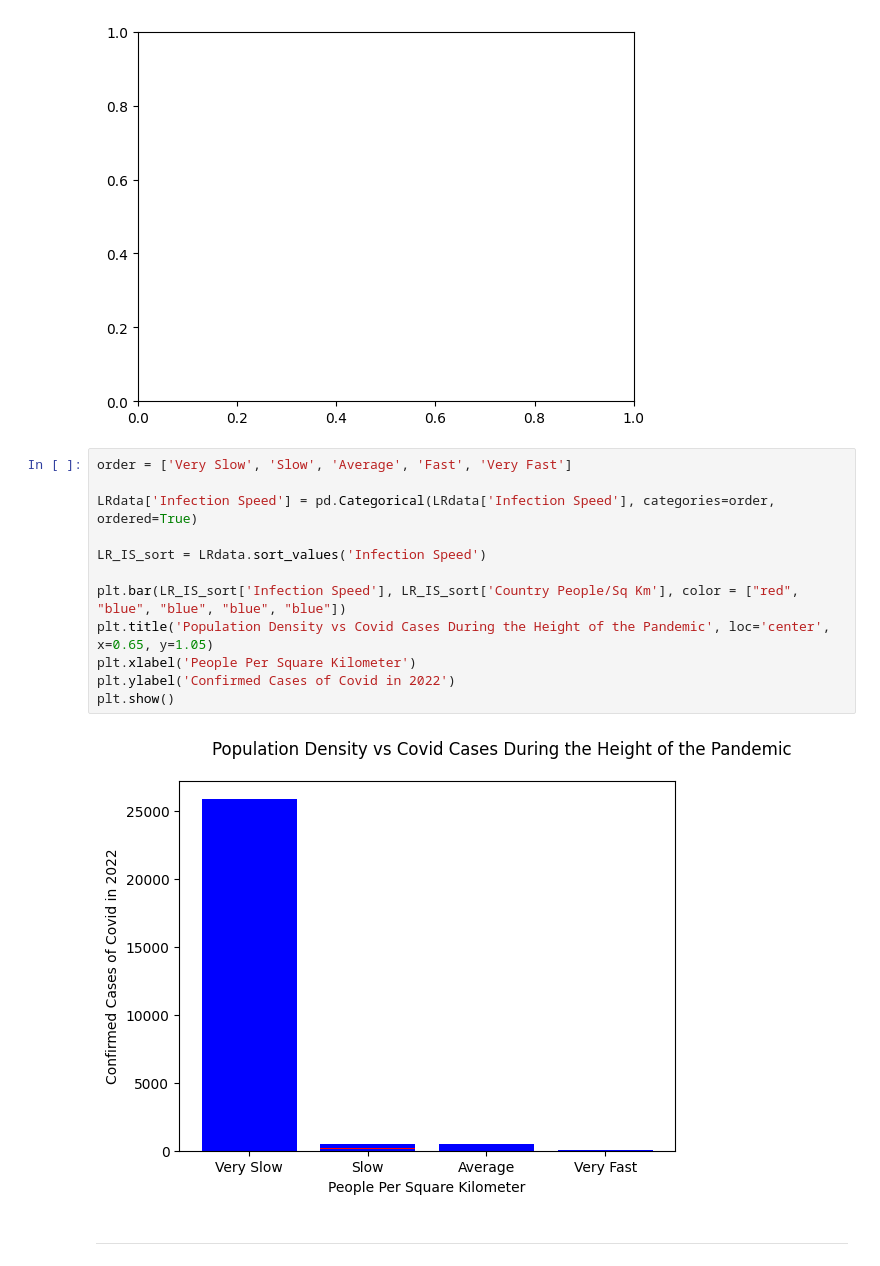
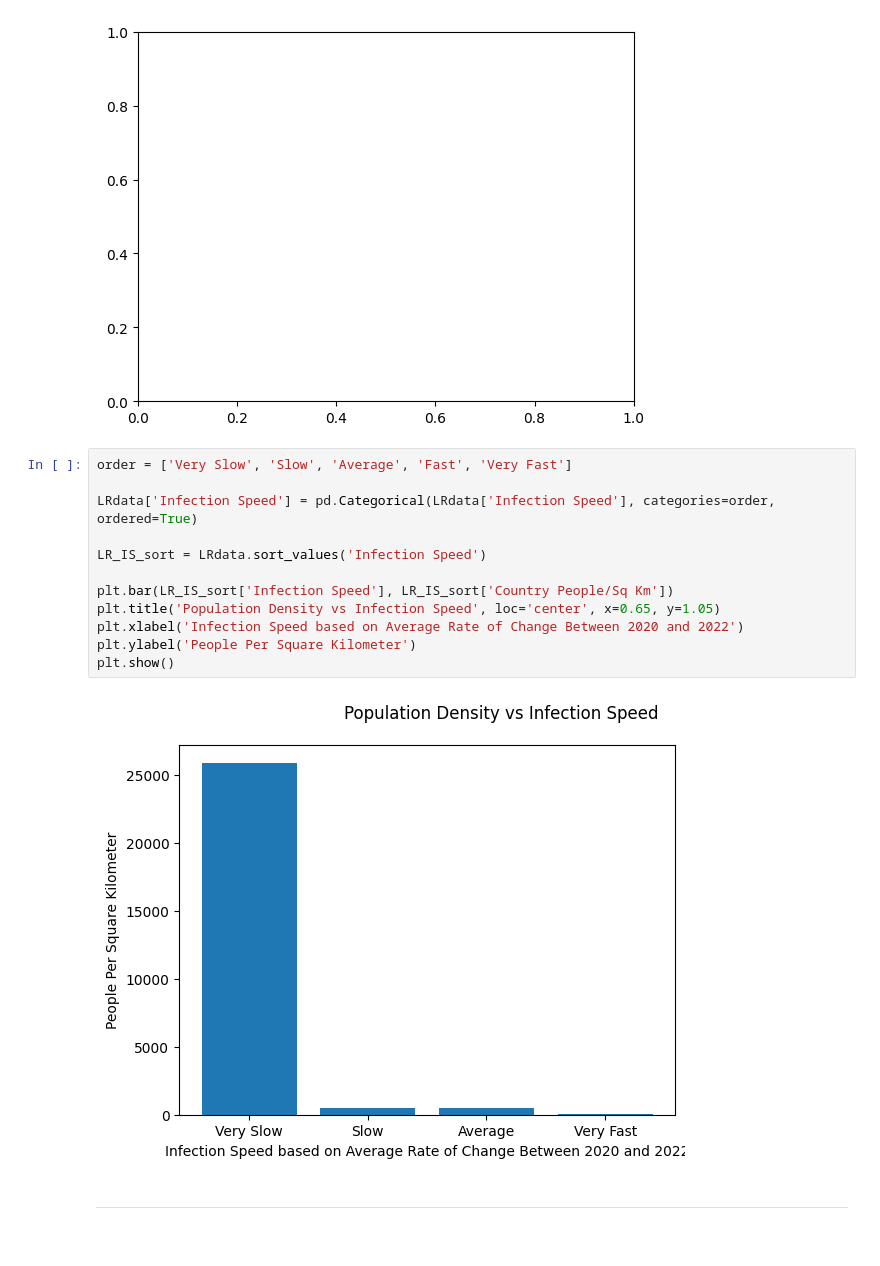
Before and after one commit to lily-the-real-lilly/first, a Jupyter notebook: CovidResearch.ipynb, the cells around one changed output. Saved outputs shown, nothing was run; the diff lists cells and outputs as text.

```diff
--- a/CovidResearch.ipynb
+++ b/CovidResearch.ipynb
@@ -713,17 +713,17 @@ TypeError: 'value' must be an instance of str or bytes, not a float
 # %%
 order = ['Very Slow', 'Slow', 'Average', 'Fast', 'Very Fast']
 
 LRdata['Infection Speed'] = pd.Categorical(LRdata['Infection Speed'], categories=order, ordered=True)
 
 LR_IS_sort = LRdata.sort_values('Infection Speed')
 
-plt.bar(LR_IS_sort['Infection Speed'], LR_IS_sort['Country People/Sq Km'], color = ["red", "blue", "blue", "blue", "blue"])
-plt.title('Population Density vs Covid Cases During the Height of the Pandemic', loc='center', x=0.65, y=1.05)
-plt.xlabel('People Per Square Kilometer')
-plt.ylabel('Confirmed Cases of Covid in 2022')
+plt.bar(LR_IS_sort['Infection Speed'], LR_IS_sort['Country People/Sq Km'])
+plt.title('Population Density vs Infection Speed', loc='center', x=0.65, y=1.05)
+plt.xlabel('Infection Speed based on Average Rate of Change Between 2020 and 2022')
+plt.ylabel('People Per Square Kilometer')
 plt.show()
 # %% [output]
-[figure, old version]
+[figure, new version]
 # %% [markdown]
 
 
```
